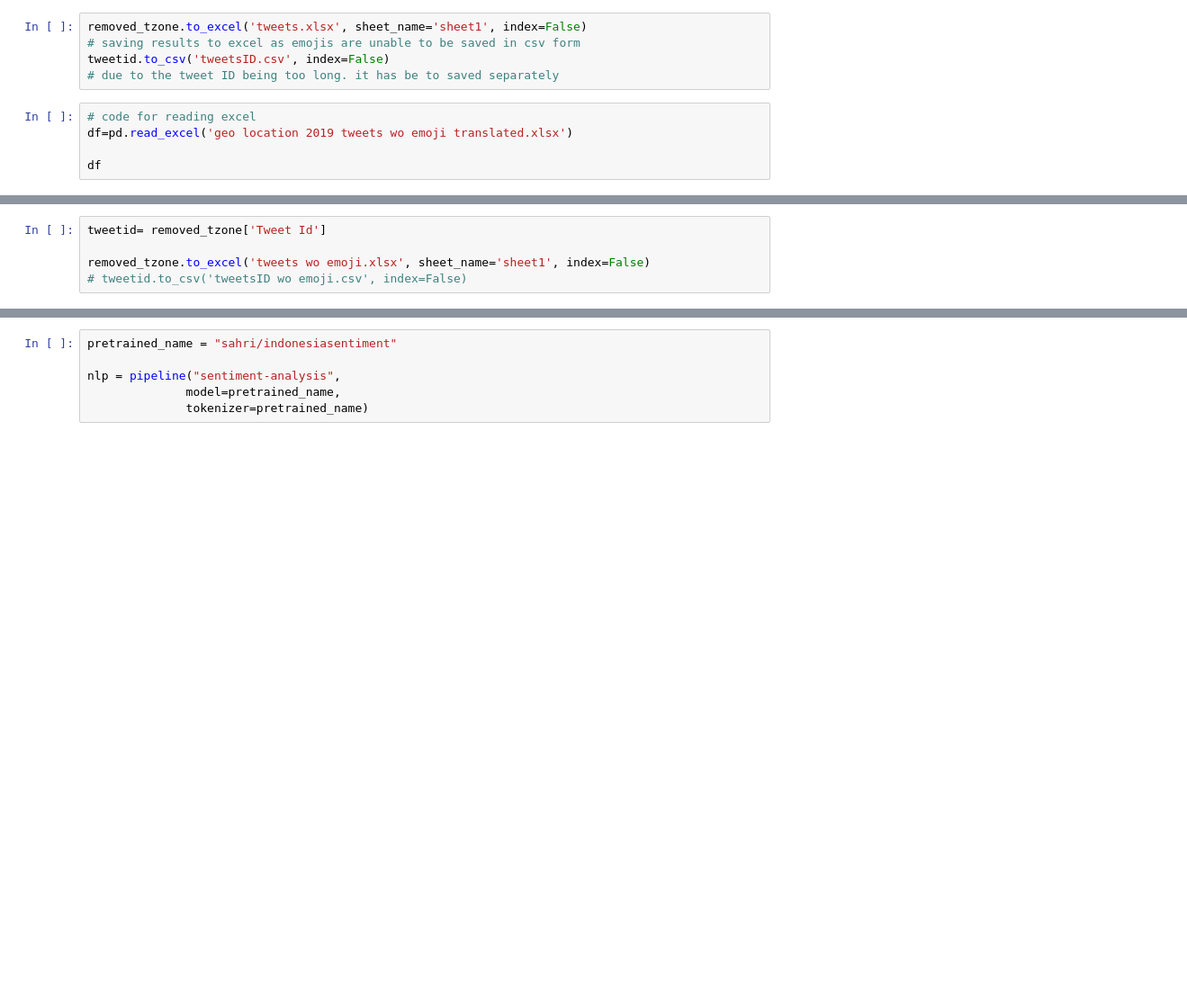
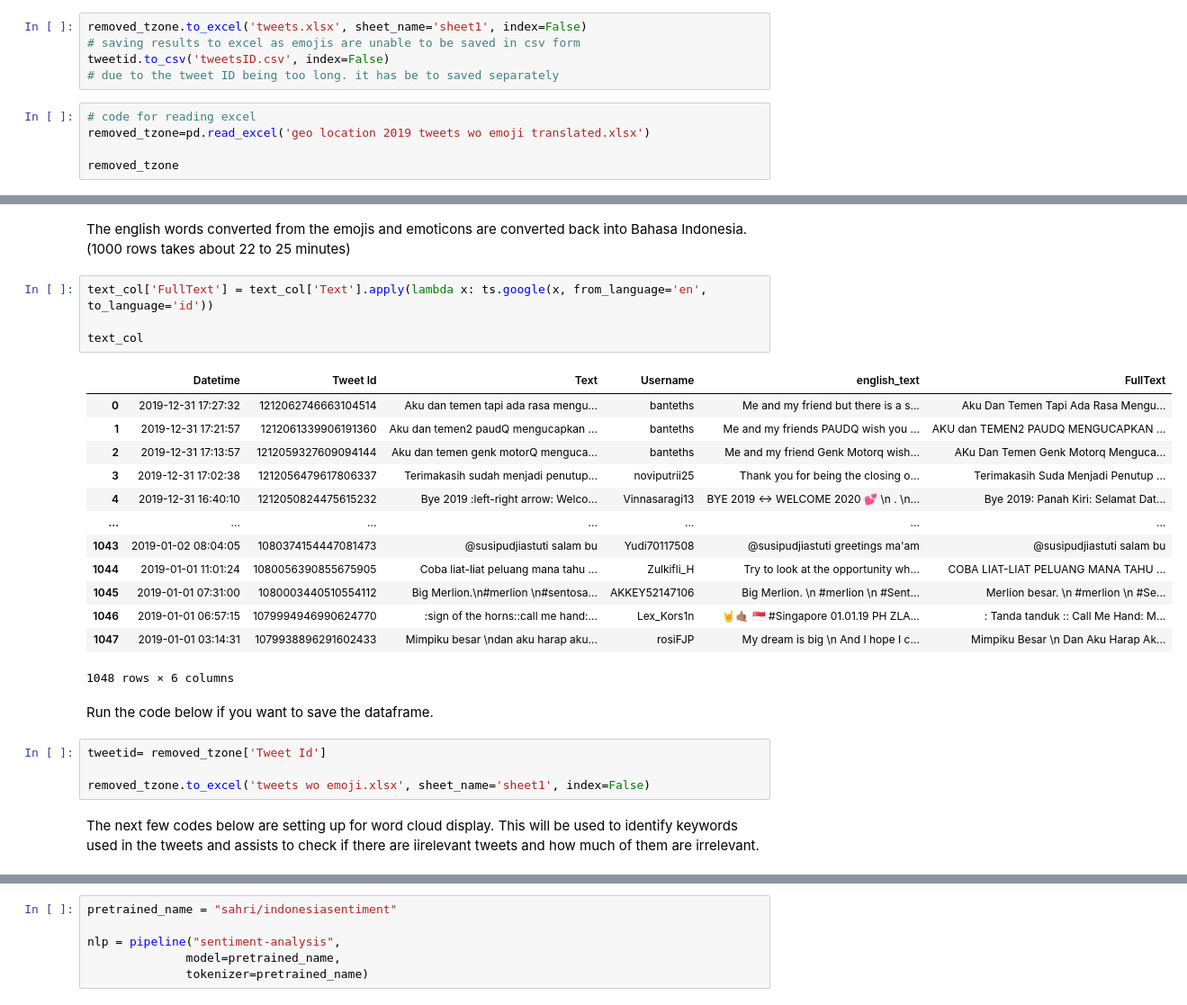
Before and after one commit to kilvear/Guest-Feedback-Insights, a Jupyter notebook: data-scrapping/twitter/Twitter Senitment.ipynb, the cells around one changed output, grey strips where cells are left out. Shown at 90% size. Saved outputs shown, nothing was run; the diff lists cells and outputs as text; blank space fills up the shorter version.

```diff
--- a/data-scrapping/twitter/Twitter Senitment.ipynb
+++ b/data-scrapping/twitter/Twitter Senitment.ipynb
@@ -45,7 +71,7 @@ tweetid.to_csv('tweetsID.csv', index=False)
 # due to the tweet ID being too long. it has be to saved separately
 # %%
 # code for reading excel
-df=pd.read_excel('geo location 2019 tweets wo emoji translated.xlsx')
+removed_tzone=pd.read_excel('geo location 2019 tweets wo emoji translated.xlsx')
 
-df
+removed_tzone
 # %%
@@ -71,8 +144,31 @@ for v in removed_tzone["Text"]:
+# %% [markdown]
+The english words converted from the emojis and emoticons are converted back into Bahasa Indonesia. (1000 rows takes about 22 to 25 minutes)
+# %%
+text_col['FullText'] = text_col['Text'].apply(lambda x: ts.google(x, from_language='en', to_language='id'))
+
+text_col
+# %% [output]
+|  | Datetime | Tweet Id | Text | Username | english_text | FullText |
+| 0 | 2019-12-31 17:27:32 | 1212062746663104514 | Aku dan temen tapi ada rasa mengu... | banteths | Me and my friend but there is a s... | Aku Dan Temen Tapi Ada Rasa Mengu... |
+| 1 | 2019-12-31 17:21:57 | 1212061339906191360 | Aku dan temen2 paudQ mengucapkan ... | banteths | Me and my friends PAUDQ wish you ... | AKU dan TEMEN2 PAUDQ MENGUCAPKAN ... |
+| 2 | 2019-12-31 17:13:57 | 1212059327609094144 | Aku dan temen genk motorQ menguca... | banteths | Me and my friend Genk Motorq wish... | AKu Dan Temen Genk Motorq Menguca... |
+| 3 | 2019-12-31 17:02:38 | 1212056479617806337 | Terimakasih sudah menjadi penutup... | noviputrii25 | Thank you for being the closing o... | Terimakasih Suda Menjadi Penutup ... |
+| 4 | 2019-12-31 16:40:10 | 1212050824475615232 | Bye 2019 :left-right arrow: Welco... | Vinnasaragi13 | BYE 2019 ↔ WELCOME 2020 💕 \n . \n... | Bye 2019: Panah Kiri: Selamat Dat... |
+| ... | ... | ... | ... | ... | ... | ... |
+| 1043 | 2019-01-02 08:04:05 | 1080374154447081473 | @susipudjiastuti salam bu | Yudi70117508 | @susipudjiastuti greetings ma'am | @susipudjiastuti salam bu |
+| 1044 | 2019-01-01 11:01:24 | 1080056390855675905 | Coba liat-liat peluang mana tahu ... | Zulkifli_H | Try to look at the opportunity wh... | COBA LIAT-LIAT PELUANG MANA TAHU ... |
+| 1045 | 2019-01-01 07:31:00 | 1080003440510554112 | Big Merlion.\n#merlion \n#sentosa... | AKKEY52147106 | Big Merlion. \n #merlion \n #Sent... | Merlion besar. \n #merlion \n #Se... |
+| 1046 | 2019-01-01 06:57:15 | 1079994946990624770 | :sign of the horns::call me hand:... | Lex_Kors1n | 🤘🤙🏽 🇸🇬 #Singapore 01.01.19 PH ZLA... | : Tanda tanduk :: Call Me Hand: M... |
+| 1047 | 2019-01-01 03:14:31 | 1079938896291602433 | Mimpiku besar \ndan aku harap aku... | rosiFJP | My dream is big \n And I hope I c... | Mimpiku Besar \n Dan Aku Harap Ak... |
+1048 rows × 6 columns
+# %% [markdown]
+Run the code below if you want to save the dataframe.
 # %%
 tweetid= removed_tzone['Tweet Id']
 
 removed_tzone.to_excel('tweets wo emoji.xlsx', sheet_name='sheet1', index=False)
-# tweetid.to_csv('tweetsID wo emoji.csv', index=False)
+# %% [markdown]
+The next few codes below are setting up for word cloud display. This will be used to identify keywords used in the tweets and assists to check if there are iirelevant tweets and how much of them are irrelevant.
 # %%
 t_df = pd.DataFrame(text_col, columns = ['english_text'])
 
```
Also changed, not shown: parts of 37 cells of this notebook.
